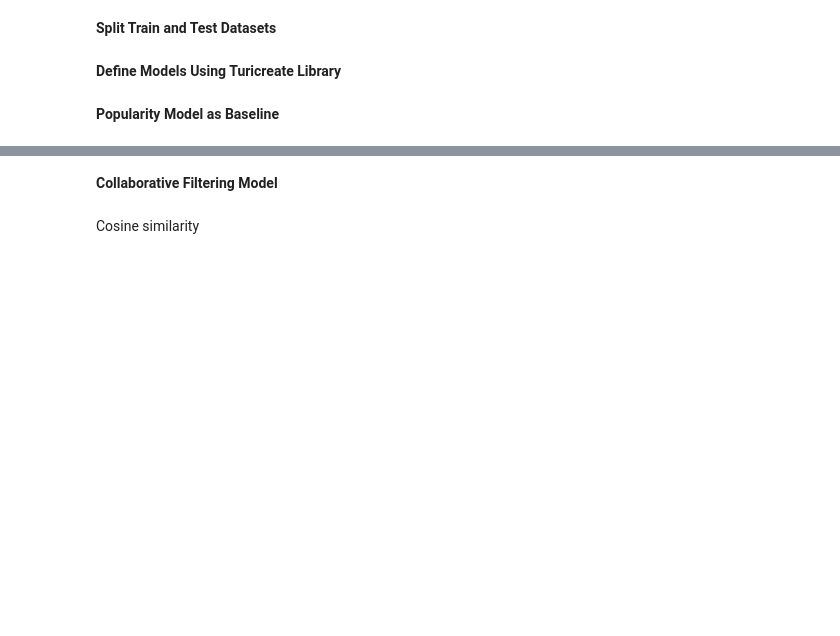
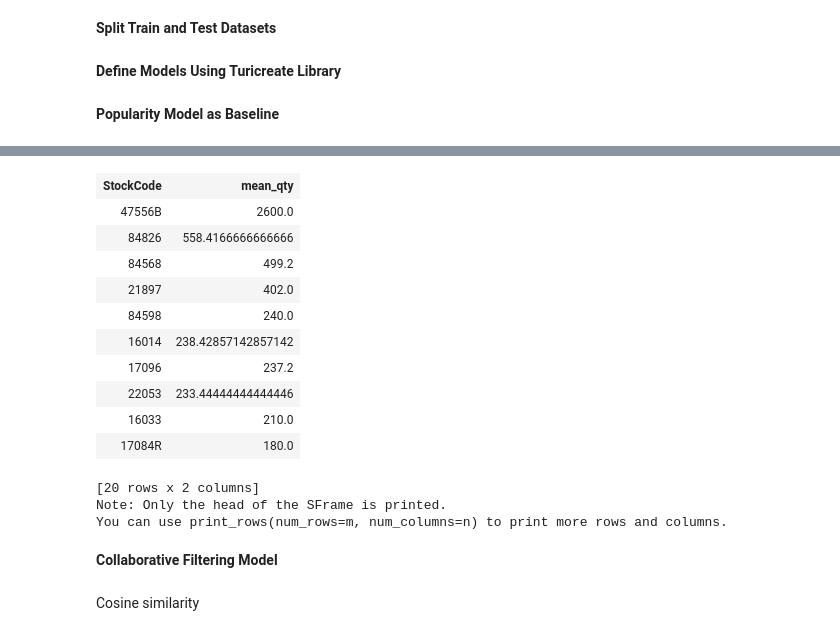
Before and after one commit to amilakanishka/ECommerce-Product-Recommender-Using-Machine-Learning, a Jupyter notebook: Jamie/uk_retail_export_scaled_freq.ipynb, the cells around one changed output, grey strips where cells are left out. Drawn from its saved outputs; the diff is of its cells as text; code cells hidden in the pictures; blank space fills up the shorter version.

```diff
--- a/Jamie/uk_retail_export_scaled_freq.ipynb
+++ b/Jamie/uk_retail_export_scaled_freq.ipynb
@@ -295,3 +323,22 @@ NameError: ignored
+# %%
+# Baseline summary
+import turicreate.aggregate as agg
+train_data.groupby(key_column_names='StockCode', operations={'mean_qty': agg.MEAN('Quantity')}).sort('mean_qty', ascending = False).head(20)
+# %% [output]
+| StockCode | mean_qty |
+| 47556B | 2600.0 |
+| 84826 | 558.4166666666666 |
+| 84568 | 499.2 |
+| 21897 | 402.0 |
+| 84598 | 240.0 |
+| 16014 | 238.42857142857142 |
+| 17096 | 237.2 |
+| 22053 | 233.44444444444446 |
+| 16033 | 210.0 |
+| 17084R | 180.0 |
+[20 rows x 2 columns]
+Note: Only the head of the SFrame is printed.
+You can use print_rows(num_rows=m, num_columns=n) to print more rows and columns.
 # %% [markdown]
 **Collaborative Filtering Model**
 # %% [markdown]
```
Also changed, not shown: parts of 27 cells of this notebook.
